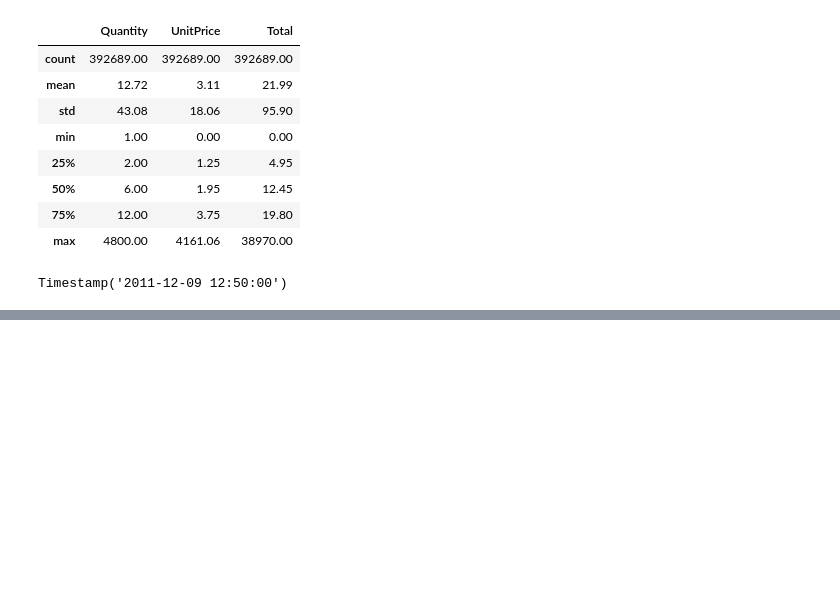
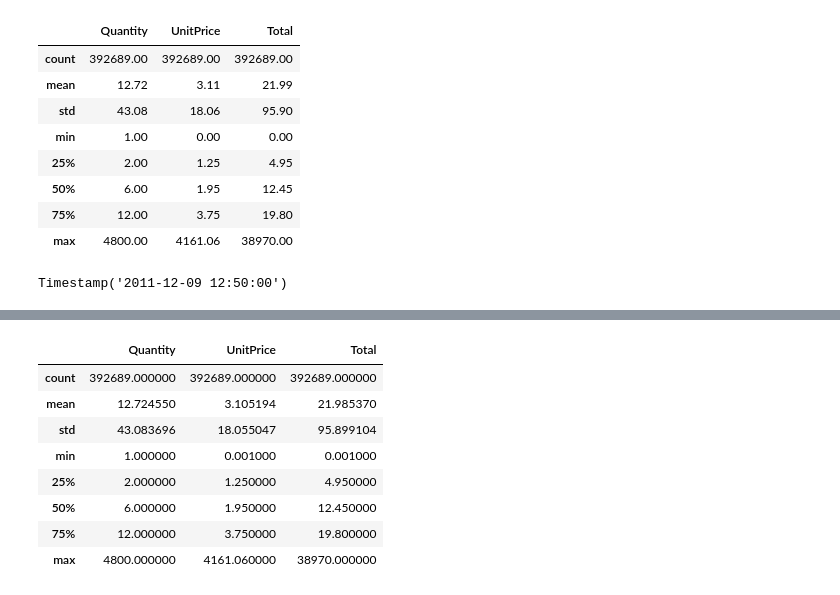
Before and after one commit to CristianMts/Escola-DNC, a Jupyter notebook: RID146016_Desafio07.ipynb, the cells around one changed output, grey strips where cells are left out. Cells and saved outputs as stored; diff of their text form; code cells hidden in the pictures; blank space fills up the shorter version.

```diff
--- a/RID146016_Desafio07.ipynb
+++ b/RID146016_Desafio07.ipynb
@@ -196,0 +250,12 @@ Timestamp('2011-12-09 12:50:00')
+# %%
+df_cluster.describe()
+# %% [output]
+|  | Quantity | UnitPrice | Total |
+| count | 392689.000000 | 392689.000000 | 392689.000000 |
+| mean | 12.724550 | 3.105194 | 21.985370 |
+| std | 43.083696 | 18.055047 | 95.899104 |
+| min | 1.000000 | 0.001000 | 0.001000 |
+| 25% | 2.000000 | 1.250000 | 4.950000 |
+| 50% | 6.000000 | 1.950000 | 12.450000 |
+| 75% | 12.000000 | 3.750000 | 19.800000 |
+| max | 4800.000000 | 4161.060000 | 38970.000000 |
```
Also changed, not shown: parts of 16 cells of this notebook.
